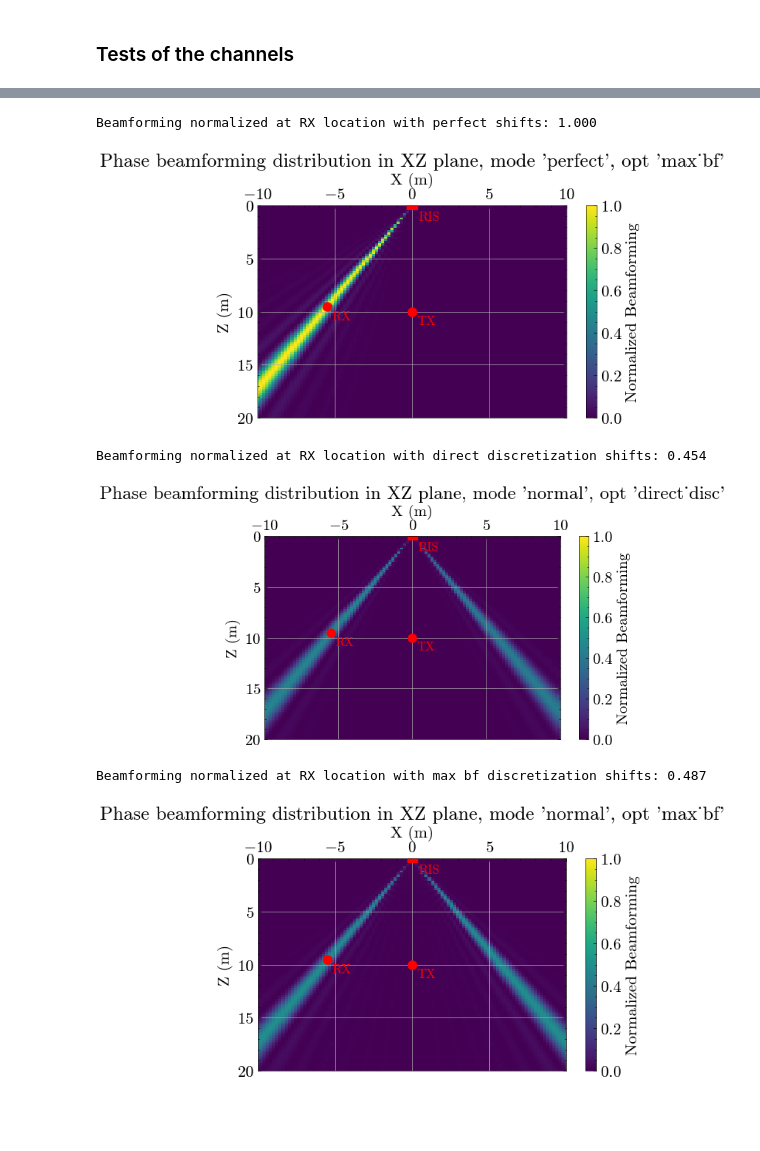
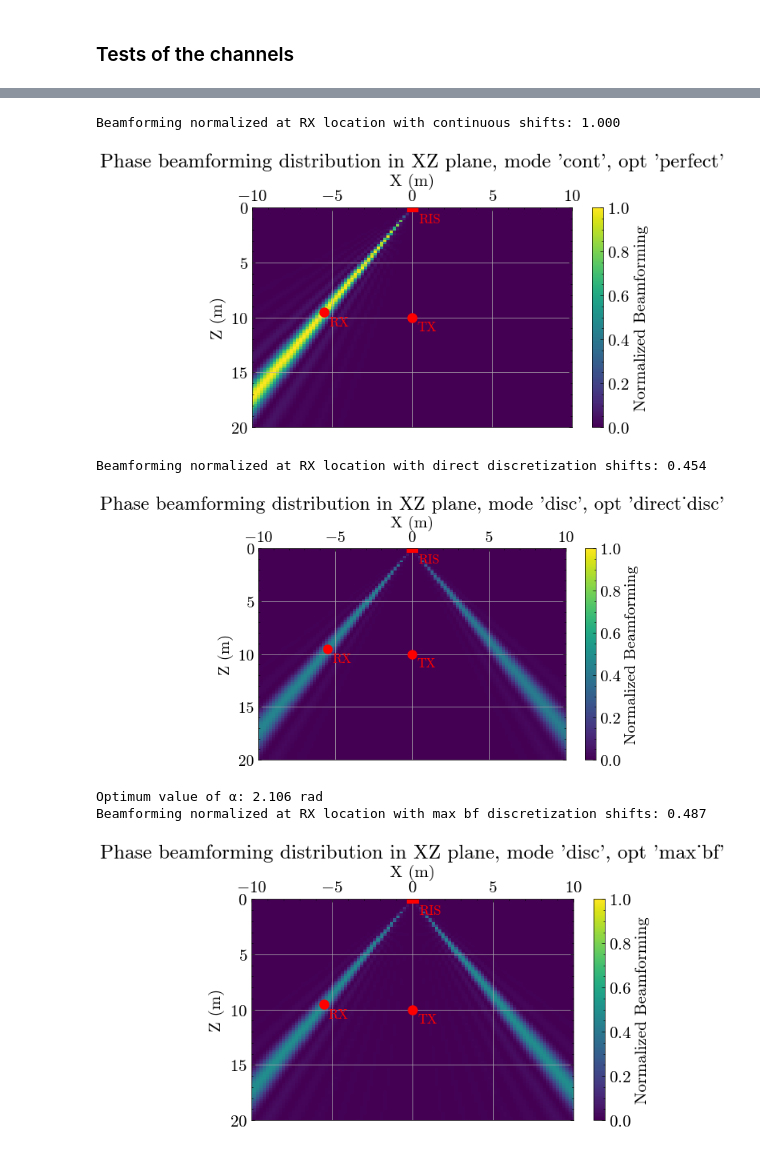
Before and after one commit to debombivandebombo/surpRISe, a Jupyter notebook: test_channel.ipynb, the cells around one changed output, grey strips where cells are left out. Cells and saved outputs as stored; diff of their text form; code cells hidden in the pictures; blank space fills up the shorter version.

```diff
--- a/test_channel.ipynb
+++ b/test_channel.ipynb
@@ -29,12 +29,6 @@ rx_pos = sph2cart([11,180,30])
 tx_antenna = Antenna(tx_pos,0)
 rx_antenna = Antenna(rx_pos,0)
 
-channel = tx_ris_rx_channel(tx_antenna=tx_antenna,rx_antenna=rx_antenna,ris=ris,optimizer='direct_disc')
-
-ris2 = ris.copy()
-channel_perf = tx_ris_rx_channel(tx_antenna=tx_antenna,rx_antenna=rx_antenna,ris=ris2, mode='perfect')
-
-ris3 = ris.copy()
-channel_maxbf = tx_ris_rx_channel(tx_antenna=tx_antenna,rx_antenna=rx_antenna,ris=ris3,optimizer='max_bf')
+channel = tx_ris_rx_channel(tx_antenna=tx_antenna,rx_antenna=rx_antenna,ris=ris,model='Tang_general')
 # %%
 # Optimize channel and see the return
@@ -78,29 +61,34 @@ Optimized state of normal RIS (max bf alg.):
 # %%
 # Try phase beamforming function:
 
 # Generate rx locations as a 2D map
 xlim = [-10, 10]
 zlim = [0, 20]
 Nx = 100
 Nz = 100
 
 maximum_bf = (ris.Nrow * ris.Ncol)**2
 
-print(f"Beamforming normalized at RX location with perfect shifts: {channel_perf.phase_bf_multrx(rx_pos[0])[0] / maximum_bf:.3f}")
-channel_perf.plot_phase_bf_2d_map(ax1lim=xlim,ax2lim=zlim,Nax1=Nx,Nax2=Nz,plane='xz')
+# Optimize the channel with each optimizer and mode and see the phase beamforming:
+channel.optimize(mode='cont')
+print(f"Beamforming normalized at RX location with continuous shifts: {channel.phase_bf_multrx(rx_pos[0])[0] / maximum_bf:.3f}")
+channel.plot_phase_bf_2d_map(ax1lim=xlim,ax2lim=zlim,Nax1=Nx,Nax2=Nz,plane='xz')
 
+channel.optimize(optimizer='direct_disc', mode='disc')
 print(f"Beamforming normalized at RX location with direct discretization shifts: {channel.phase_bf_multrx(rx_pos[0])[0] / maximum_bf:.3f}")
 channel.plot_phase_bf_2d_map(ax1lim=xlim,ax2lim=zlim,Nax1=Nx,Nax2=Nz,plane='xz')
 
-print(f"Beamforming normalized at RX location with max bf discretization shifts: {channel_maxbf.phase_bf_multrx(rx_pos[0])[0] / maximum_bf:.3f}")
-channel_maxbf.plot_phase_bf_2d_map(ax1lim=xlim,ax2lim=zlim,Nax1=Nx,Nax2=Nz,plane='xz')
+channel.optimize(optimizer='max_bf', mode='disc')
+print(f"Beamforming normalized at RX location with max bf discretization shifts: {channel.phase_bf_multrx(rx_pos[0])[0] / maximum_bf:.3f}")
+channel.plot_phase_bf_2d_map(ax1lim=xlim,ax2lim=zlim,Nax1=Nx,Nax2=Nz,plane='xz')
 # %% [output]
-Beamforming normalized at RX location with perfect shifts: 1.000
+Beamforming normalized at RX location with continuous shifts: 1.000
-[figure, old version]
+[figure, new version]
 Beamforming normalized at RX location with direct discretization shifts: 0.454
-[figure, old version]
+[figure, new version]
+Optimum value of α: 2.106 rad
 Beamforming normalized at RX location with max bf discretization shifts: 0.487
-[figure, old version]
+[figure, new version]
 # %%
 # Try path gain function:
 
```
Also changed, not shown: parts of 8 cells of this notebook, 4 other files.
